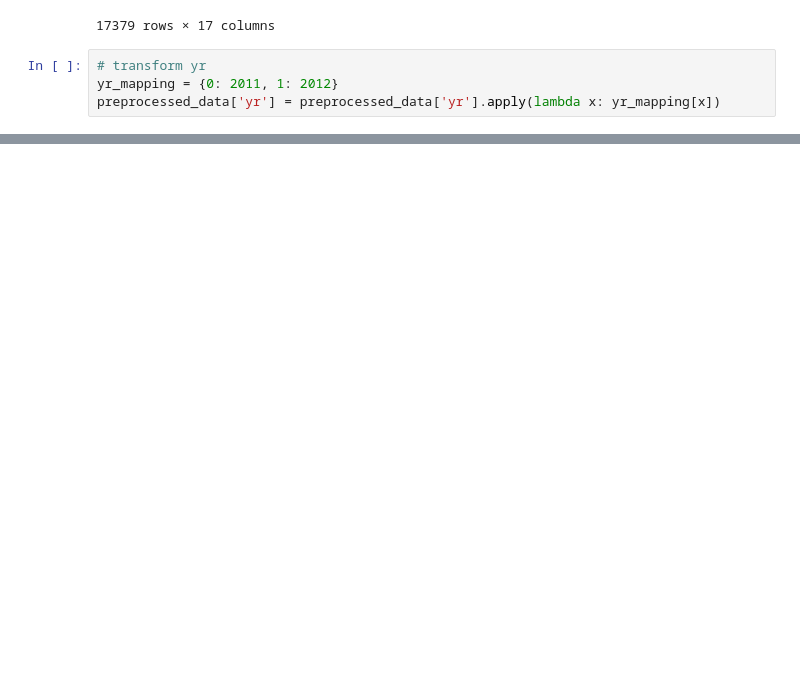
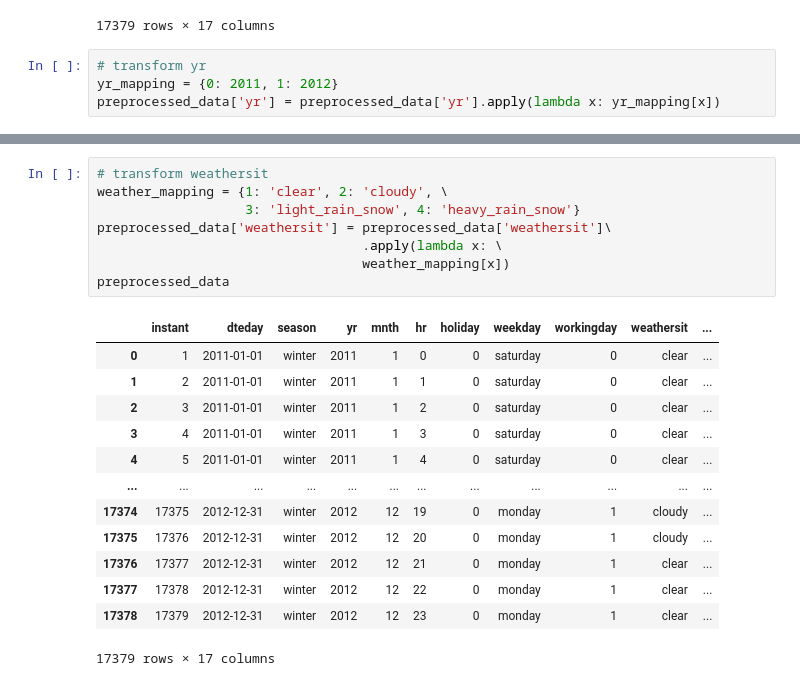
Before and after one commit to gianmaranon/biking_analysis, a Jupyter notebook: sharing_bike.ipynb, the cells around one changed output, grey strips where cells are left out. Cells and saved outputs as stored; diff of their text form; blank space fills up the shorter version.

```diff
--- a/sharing_bike.ipynb
+++ b/sharing_bike.ipynb
@@ -111,0 +138,22 @@ preprocessed_data
+# %%
+# transform weathersit
+weather_mapping = {1: 'clear', 2: 'cloudy', \
+                   3: 'light_rain_snow', 4: 'heavy_rain_snow'}
+preprocessed_data['weathersit'] = preprocessed_data['weathersit']\
+                                  .apply(lambda x: \
+                                  weather_mapping[x])
+preprocessed_data
+# %% [output]
+|  | instant | dteday | season | yr | mnth | hr | holiday | weekday | workingday | weathersit | ... |
+| 0 | 1 | 2011-01-01 | winter | 2011 | 1 | 0 | 0 | saturday | 0 | clear | ... |
+| 1 | 2 | 2011-01-01 | winter | 2011 | 1 | 1 | 0 | saturday | 0 | clear | ... |
+| 2 | 3 | 2011-01-01 | winter | 2011 | 1 | 2 | 0 | saturday | 0 | clear | ... |
+| 3 | 4 | 2011-01-01 | winter | 2011 | 1 | 3 | 0 | saturday | 0 | clear | ... |
+| 4 | 5 | 2011-01-01 | winter | 2011 | 1 | 4 | 0 | saturday | 0 | clear | ... |
+| ... | ... | ... | ... | ... | ... | ... | ... | ... | ... | ... | ... |
+| 17374 | 17375 | 2012-12-31 | winter | 2012 | 12 | 19 | 0 | monday | 1 | cloudy | ... |
+| 17375 | 17376 | 2012-12-31 | winter | 2012 | 12 | 20 | 0 | monday | 1 | cloudy | ... |
+| 17376 | 17377 | 2012-12-31 | winter | 2012 | 12 | 21 | 0 | monday | 1 | clear | ... |
+| 17377 | 17378 | 2012-12-31 | winter | 2012 | 12 | 22 | 0 | monday | 1 | clear | ... |
+| 17378 | 17379 | 2012-12-31 | winter | 2012 | 12 | 23 | 0 | monday | 1 | clear | ... |
+17379 rows × 17 columns
```
Also changed, not shown: parts of 17 cells of this notebook, 2 other files.
